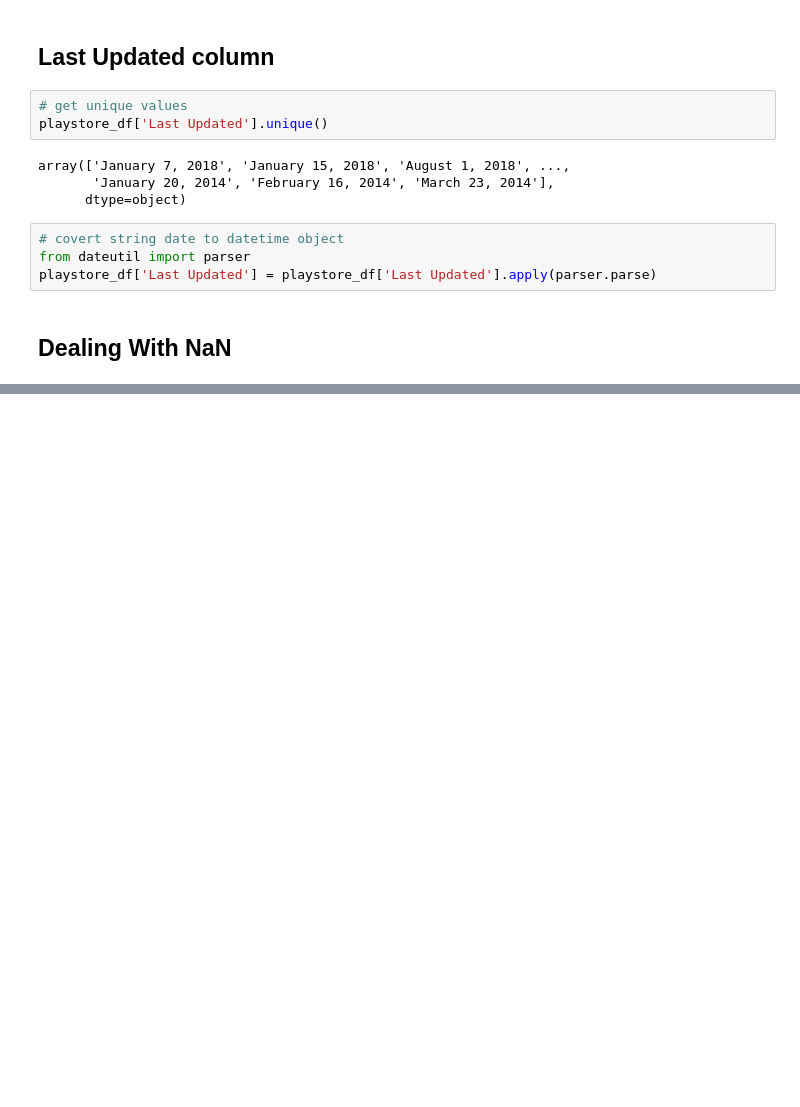
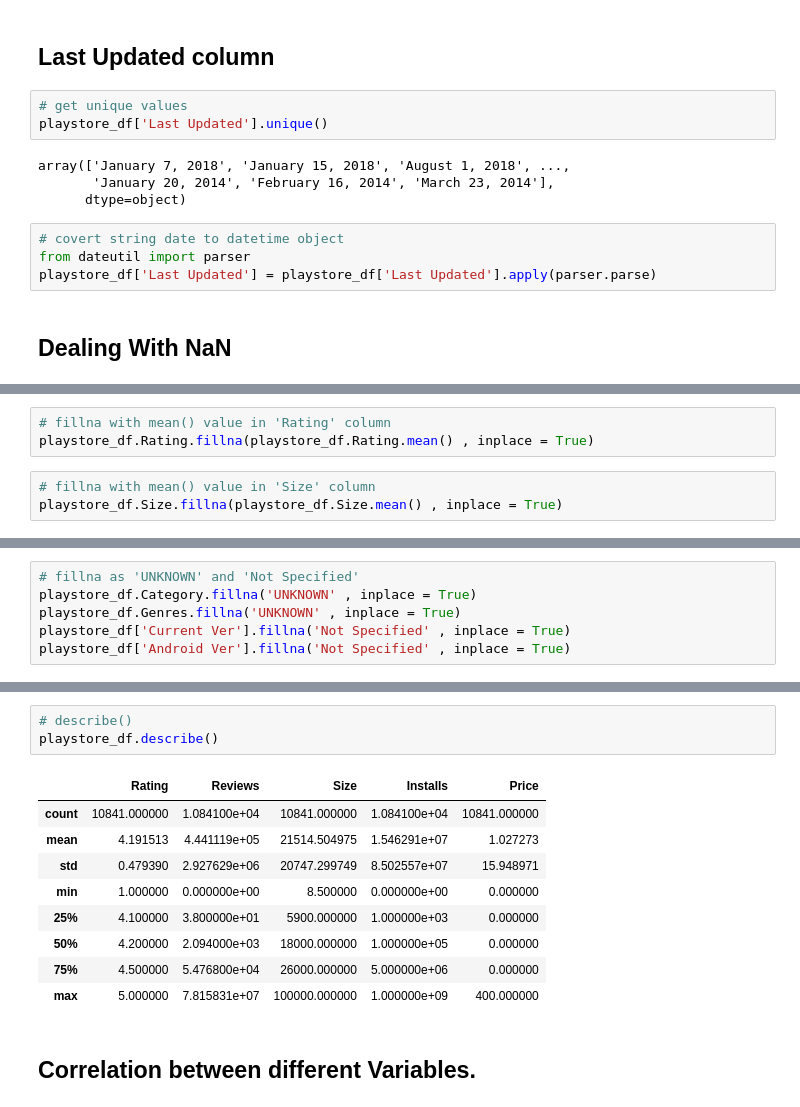
Before and after one commit to kuldeep-sngh/Play-Store-App-Review-Analysis, a Jupyter notebook: Play_Store_App_Review_Analysis_colab_notebook.ipynb, the cells around one changed output, grey strips where cells are left out. Cells and saved outputs as stored; diff of their text form; blank space fills up the shorter version.

Commit message:
EDA-Play Store App Review Analysis-commit-3

```diff
--- a/Play_Store_App_Review_Analysis_colab_notebook.ipynb
+++ b/Play_Store_App_Review_Analysis_colab_notebook.ipynb
@@ -453,0 +478,6 @@ playstore_df['Last Updated'] = playstore_df['Last Updated'].apply(parser.parse)
+# %%
+# fillna with mean() value in 'Rating' column
+playstore_df.Rating.fillna(playstore_df.Rating.mean() , inplace = True)
+# %%
+# fillna with mean() value in 'Size' column
+playstore_df.Size.fillna(playstore_df.Size.mean() , inplace = True)
@@ -453,0 +490,6 @@ playstore_df['Last Updated'] = playstore_df['Last Updated'].apply(parser.parse)
+# %%
+# fillna as 'UNKNOWN' and 'Not Specified'
+playstore_df.Category.fillna('UNKNOWN' , inplace = True)
+playstore_df.Genres.fillna('UNKNOWN' , inplace = True)
+playstore_df['Current Ver'].fillna('Not Specified' , inplace = True)
+playstore_df['Android Ver'].fillna('Not Specified' , inplace = True)
@@ -453,0 +594,15 @@ playstore_df['Last Updated'] = playstore_df['Last Updated'].apply(parser.parse)
+# %%
+# describe()
+playstore_df.describe()
+# %% [output]
+|  | Rating | Reviews | Size | Installs | Price |
+| count | 10841.000000 | 1.084100e+04 | 10841.000000 | 1.084100e+04 | 10841.000000 |
+| mean | 4.191513 | 4.441119e+05 | 21514.504975 | 1.546291e+07 | 1.027273 |
+| std | 0.479390 | 2.927629e+06 | 20747.299749 | 8.502557e+07 | 15.948971 |
+| min | 1.000000 | 0.000000e+00 | 8.500000 | 0.000000e+00 | 0.000000 |
+| 25% | 4.100000 | 3.800000e+01 | 5900.000000 | 1.000000e+03 | 0.000000 |
+| 50% | 4.200000 | 2.094000e+03 | 18000.000000 | 1.000000e+05 | 0.000000 |
+| 75% | 4.500000 | 5.476800e+04 | 26000.000000 | 5.000000e+06 | 0.000000 |
+| max | 5.000000 | 7.815831e+07 | 100000.000000 | 1.000000e+09 | 400.000000 |
+# %% [markdown]
+## Correlation between different Variables.
```
Also changed, not shown: parts of 15 cells of this notebook.
